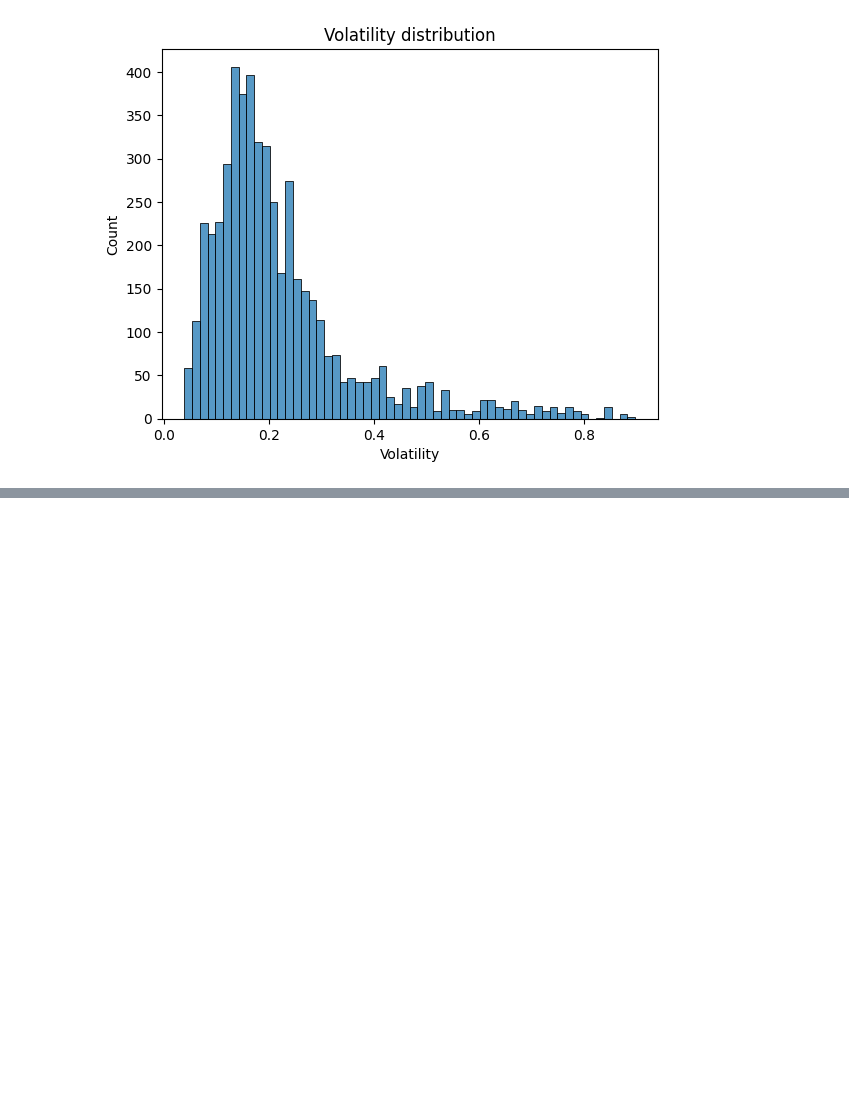
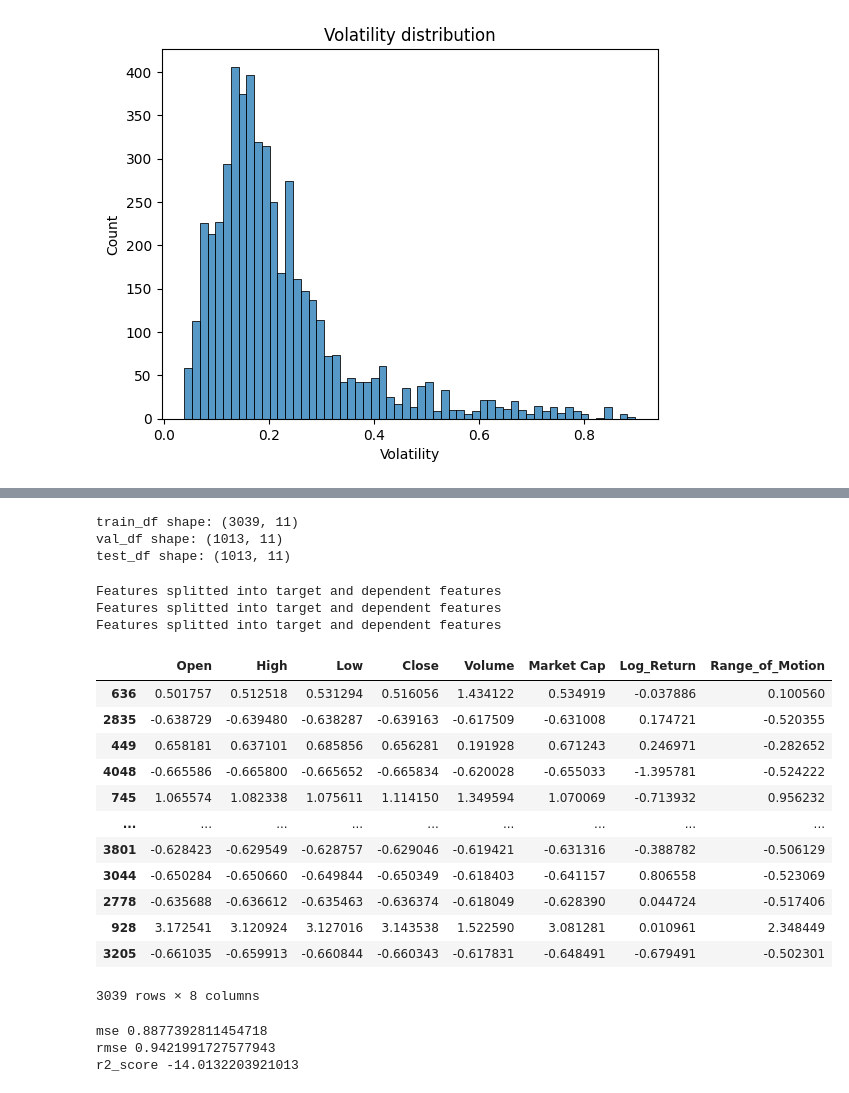
Before and after one commit to IssaMuiz/Bitcoin-volatility-prediction, a Jupyter notebook: notebooks/data_preprocessing.ipynb, the cells around one changed output, grey strips where cells are left out. Cells and saved outputs as stored; diff of their text form; code cells hidden in the pictures; blank space fills up the shorter version.

```diff
--- a/notebooks/data_preprocessing.ipynb
+++ b/notebooks/data_preprocessing.ipynb
@@ -205,0 +252,48 @@ for num in num_col:
+# %%
+print(f"train_df shape: {train_df.shape}")
+print(f"val_df shape: {val_df.shape}")
+print(f"test_df shape: {test_df.shape}")
+# %% [output]
+train_df shape: (3039, 11)
+val_df shape: (1013, 11)
+test_df shape: (1013, 11)
+# %%
+X_train, y_train = split_features(train_df)
+X_val, y_val = split_features(val_df)
+X_test, y_test = split_features(test_df)
+# %% [output]
+Features splitted into target and dependent features
+Features splitted into target and dependent features
+Features splitted into target and dependent features
+# %%
+X_train
+# %% [output]
+|  | Open | High | Low | Close | Volume | Market Cap | Log_Return | Range_of_Motion |
+| 636 | 0.501757 | 0.512518 | 0.531294 | 0.516056 | 1.434122 | 0.534919 | -0.037886 | 0.100560 |
+| 2835 | -0.638729 | -0.639480 | -0.638287 | -0.639163 | -0.617509 | -0.631008 | 0.174721 | -0.520355 |
+| 449 | 0.658181 | 0.637101 | 0.685856 | 0.656281 | 0.191928 | 0.671243 | 0.246971 | -0.282652 |
+| 4048 | -0.665586 | -0.665800 | -0.665652 | -0.665834 | -0.620028 | -0.655033 | -1.395781 | -0.524222 |
+| 745 | 1.065574 | 1.082338 | 1.075611 | 1.114150 | 1.349594 | 1.070069 | -0.713932 | 0.956232 |
+| ... | ... | ... | ... | ... | ... | ... | ... | ... |
+| 3801 | -0.628423 | -0.629549 | -0.628757 | -0.629046 | -0.619421 | -0.631316 | -0.388782 | -0.506129 |
+| 3044 | -0.650284 | -0.650660 | -0.649844 | -0.650349 | -0.618403 | -0.641157 | 0.806558 | -0.523069 |
+| 2778 | -0.635688 | -0.636612 | -0.635463 | -0.636374 | -0.618049 | -0.628390 | 0.044724 | -0.517406 |
+| 928 | 3.172541 | 3.120924 | 3.127016 | 3.143538 | 1.522590 | 3.081281 | 0.010961 | 2.348449 |
+| 3205 | -0.661035 | -0.659913 | -0.660844 | -0.660343 | -0.617831 | -0.648491 | -0.679491 | -0.502301 |
+3039 rows × 8 columns
+# %%
+from sklearn.linear_model import LinearRegression
+from sklearn.metrics import mean_squared_error, r2_score, root_mean_squared_error
+
+model = LinearRegression()
+model.fit(X_train, y_train)
+
+pred = model.predict(X_val)
+
+print("mse", mean_squared_error(pred, y_val))
+print("rmse", root_mean_squared_error(pred, y_val))
+print("r2_score", r2_score(pred, y_val))
+# %% [output]
+mse 0.8877392811454718
+rmse 0.9421991727577943
+r2_score -14.0132203921013
```
Also changed, not shown: parts of 4 cells of this notebook.
